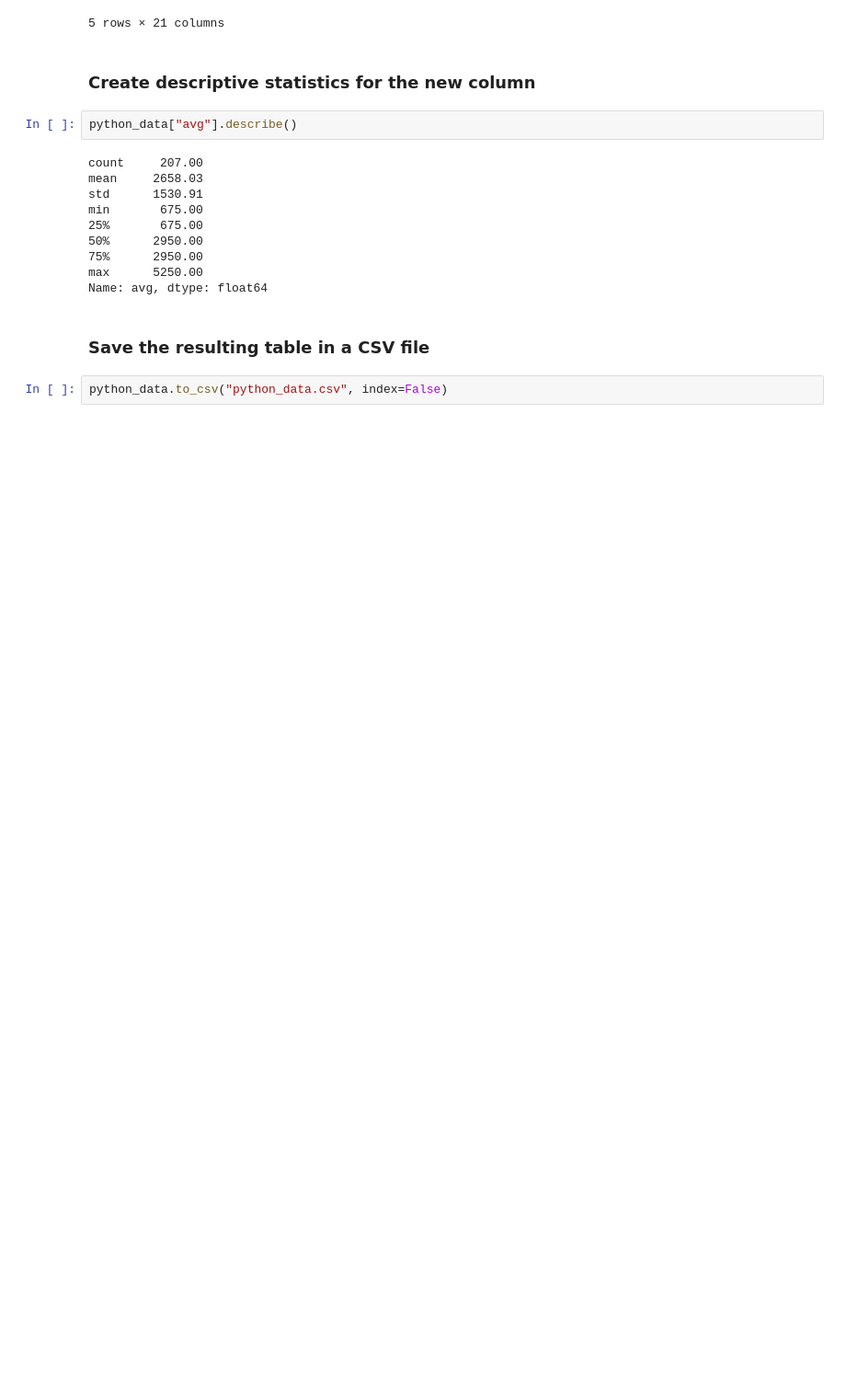
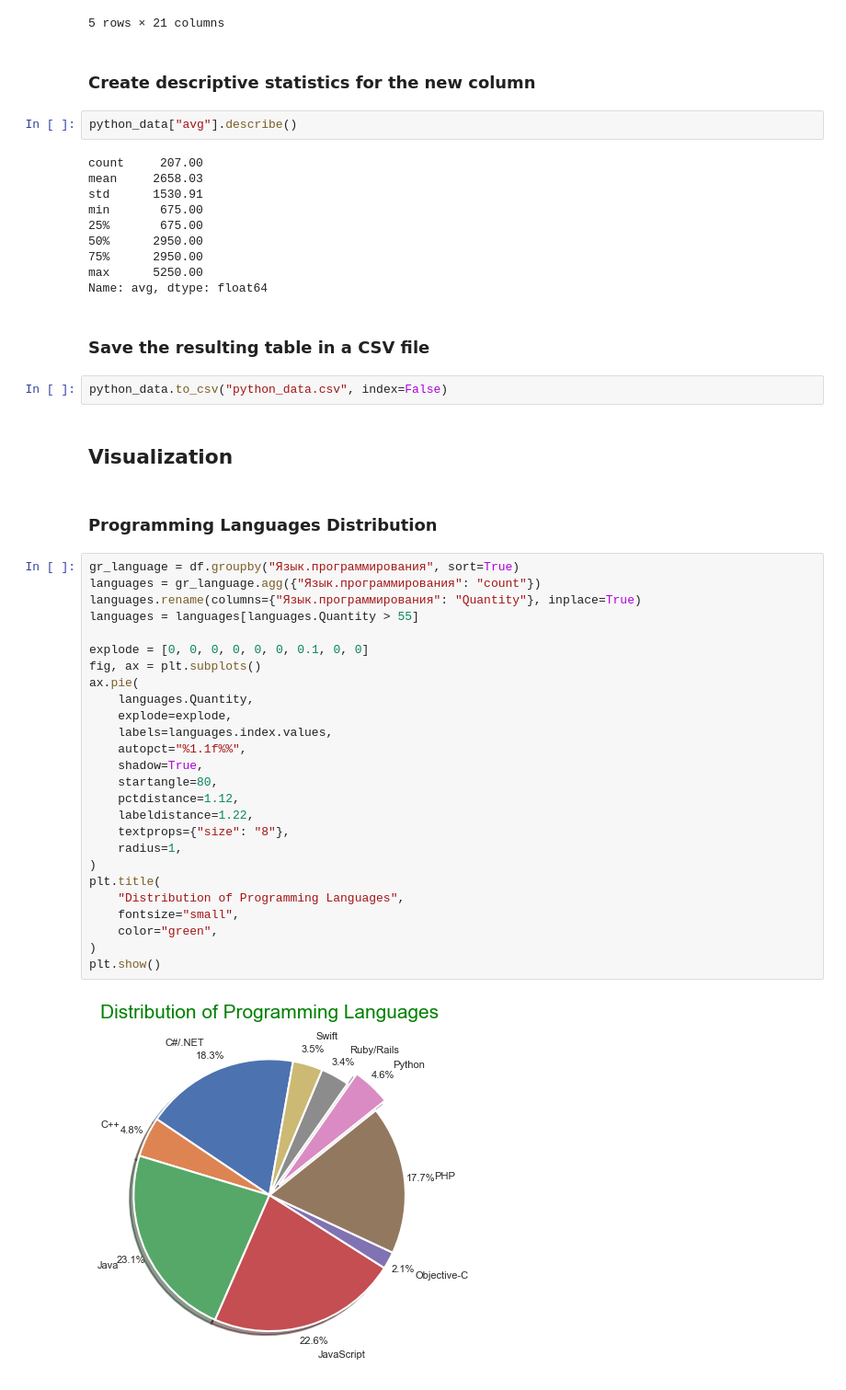
Before and after one commit to Matajur/Python-Data, a Jupyter notebook: homework_02/Hw2.2.ipynb, the cells around one changed output. Shown at 92% size. Drawn from its saved outputs; the diff is of its cells as text; blank space fills up the shorter version.

```diff
--- a/homework_02/Hw2.2.ipynb
+++ b/homework_02/Hw2.2.ipynb
@@ -235,3 +239,35 @@ Name: avg, dtype: float64
 ### Save the resulting table in a CSV file
 # %%
 python_data.to_csv("python_data.csv", index=False)
+# %% [markdown]
+## Visualization
+# %% [markdown]
+### Programming Languages Distribution
+# %%
+gr_language = df.groupby("Язык.программирования", sort=True)
+languages = gr_language.agg({"Язык.программирования": "count"})
+languages.rename(columns={"Язык.программирования": "Quantity"}, inplace=True)
+languages = languages[languages.Quantity > 55]
+
+explode = [0, 0, 0, 0, 0, 0, 0.1, 0, 0]
+fig, ax = plt.subplots()
+ax.pie(
+    languages.Quantity,
+    explode=explode,
+    labels=languages.index.values,
+    autopct="%1.1f%%",
+    shadow=True,
+    startangle=80,
+    pctdistance=1.12,
+    labeldistance=1.22,
+    textprops={"size": "8"},
+    radius=1,
+)
+plt.title(
+    "Distribution of Programming Languages",
+    fontsize="small",
+    color="green",
+)
+plt.show()
+# %% [output]
+[figure, added]
```
Also changed, not shown: parts of 5 cells of this notebook, 3 other files.
